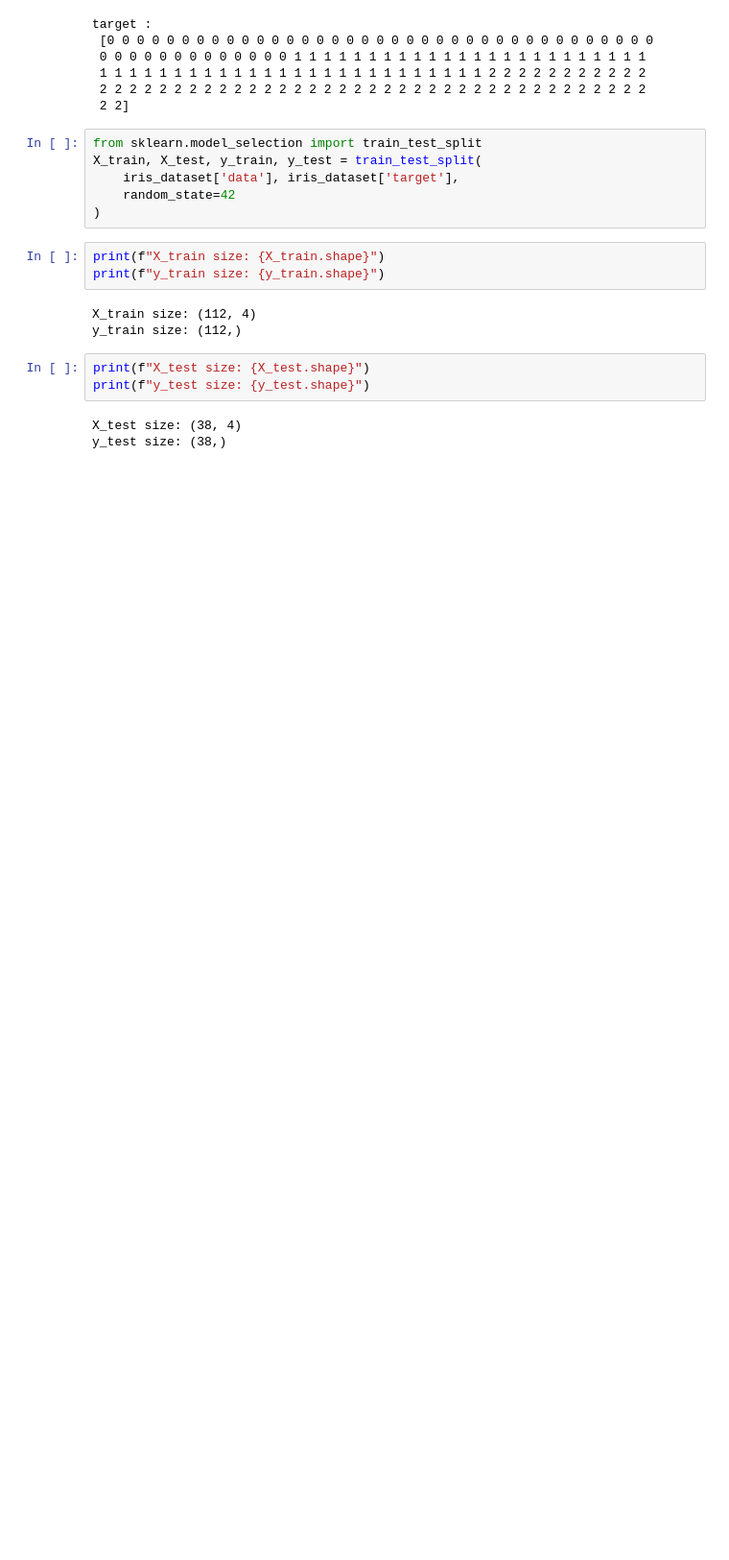
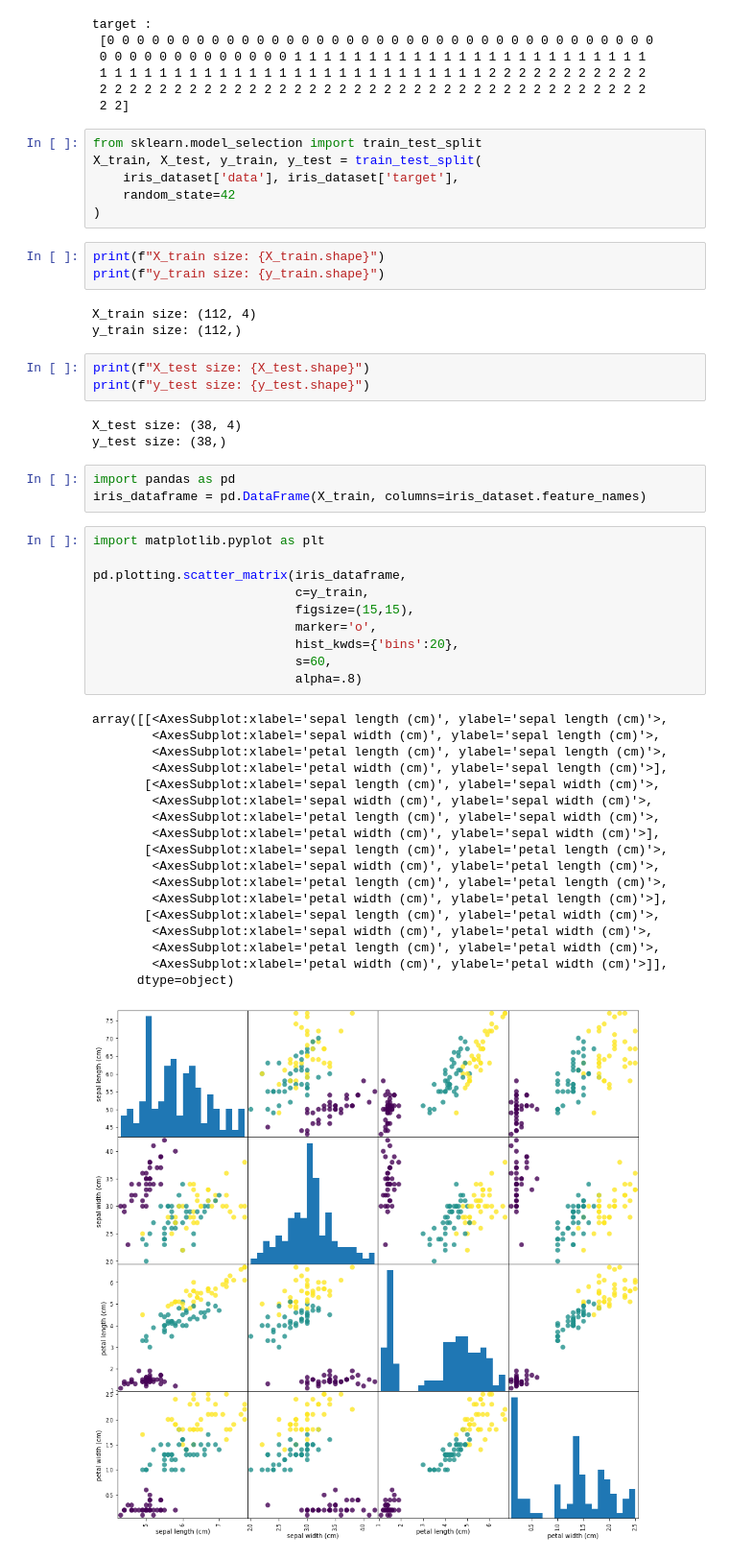
Before and after one commit to seungwoonlee90/machine_learning, a Jupyter notebook: 1.7_iris/iris.ipynb, the cells around one changed output. Shown at 96% size. Saved outputs shown, nothing was run; the diff lists cells and outputs as text; blank space fills up the shorter version.

Commit message:
1.7.3 data eda

```diff
--- a/1.7_iris/iris.ipynb
+++ b/1.7_iris/iris.ipynb
@@ -78,3 +78,35 @@ print(f"y_test size: {y_test.shape}")
 # %% [output]
 X_test size: (38, 4)
 y_test size: (38,)
+# %%
+import pandas as pd
+iris_dataframe = pd.DataFrame(X_train, columns=iris_dataset.feature_names)
+# %%
+import matplotlib.pyplot as plt
+
+pd.plotting.scatter_matrix(iris_dataframe,
+                           c=y_train,
+                           figsize=(15,15),
+                           marker='o',
+                           hist_kwds={'bins':20},
+                           s=60,
+                           alpha=.8)
+# %% [output]
+array([[<AxesSubplot:xlabel='sepal length (cm)', ylabel='sepal length (cm)'>,
+        <AxesSubplot:xlabel='sepal width (cm)', ylabel='sepal length (cm)'>,
+        <AxesSubplot:xlabel='petal length (cm)', ylabel='sepal length (cm)'>,
+        <AxesSubplot:xlabel='petal width (cm)', ylabel='sepal length (cm)'>],
+       [<AxesSubplot:xlabel='sepal length (cm)', ylabel='sepal width (cm)'>,
+        <AxesSubplot:xlabel='sepal width (cm)', ylabel='sepal width (cm)'>,
+        <AxesSubplot:xlabel='petal length (cm)', ylabel='sepal width (cm)'>,
+        <AxesSubplot:xlabel='petal width (cm)', ylabel='sepal width (cm)'>],
+       [<AxesSubplot:xlabel='sepal length (cm)', ylabel='petal length (cm)'>,
+        <AxesSubplot:xlabel='sepal width (cm)', ylabel='petal length (cm)'>,
+        <AxesSubplot:xlabel='petal length (cm)', ylabel='petal length (cm)'>,
+        <AxesSubplot:xlabel='petal width (cm)', ylabel='petal length (cm)'>],
+       [<AxesSubplot:xlabel='sepal length (cm)', ylabel='petal width (cm)'>,
+        <AxesSubplot:xlabel='sepal width (cm)', ylabel='petal width (cm)'>,
+        <AxesSubplot:xlabel='petal length (cm)', ylabel='petal width (cm)'>,
+        <AxesSubplot:xlabel='petal width (cm)', ylabel='petal width (cm)'>]],
+      dtype=object)
+[figure, added]
```
